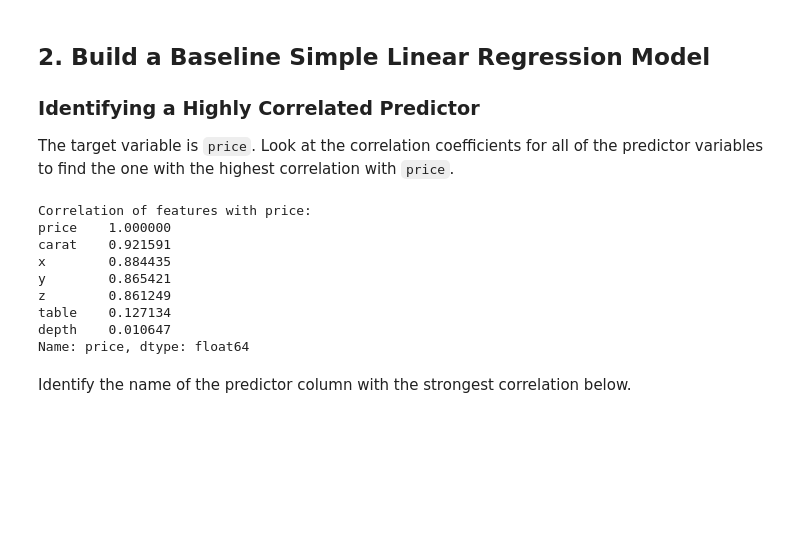
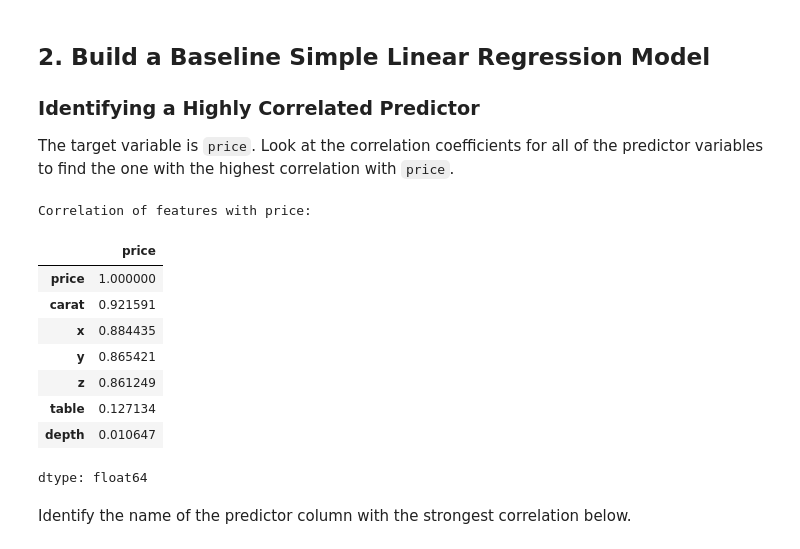
Before and after one commit to KeithKimani/dsc-multiple-regression-cumulative-lab, a Jupyter notebook: index.ipynb, the cells around one changed output. Cells and saved outputs as stored; diff of their text form; code cells hidden in the pictures; blank space fills up the shorter version.

```diff
--- a/index.ipynb
+++ b/index.ipynb
@@ -150,27 +159,25 @@ The target variable is `price`. Look at the correlation coefficients for all of
 # %%
 # Your code here - look at correlations
 # Calculate correlation coefficients, including only numeric columns
 correlation_matrix = diamonds.corr(numeric_only=True)
 
-# Extract correlation with price
 price_correlation = correlation_matrix['price']
 
-# Display correlations sorted by absolute value
 sorted_correlation = price_correlation.abs().sort_values(ascending=False)
 
-# Print the sorted correlations
 print("Correlation of features with price:")
-print(sorted_correlation)
+sorted_correlation
 # %% [output]
 Correlation of features with price:
-price    1.000000
-carat    0.921591
-x        0.884435
-y        0.865421
-z        0.861249
-table    0.127134
-depth    0.010647
-Name: price, dtype: float64
+|  | price |
+| price | 1.000000 |
+| carat | 0.921591 |
+| x | 0.884435 |
+| y | 0.865421 |
+| z | 0.861249 |
+| table | 0.127134 |
+| depth | 0.010647 |
+dtype: float64
 # %% [markdown]
 Identify the name of the predictor column with the strongest correlation below.
 # %%
```
Also changed, not shown: parts of 9 cells of this notebook.
